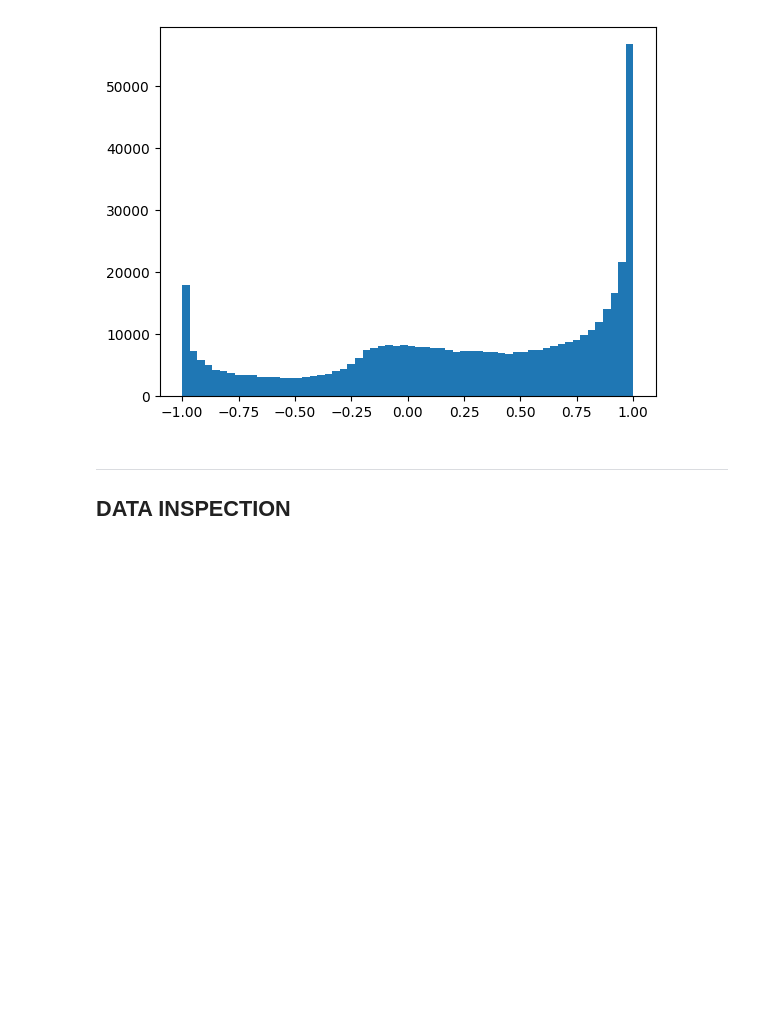
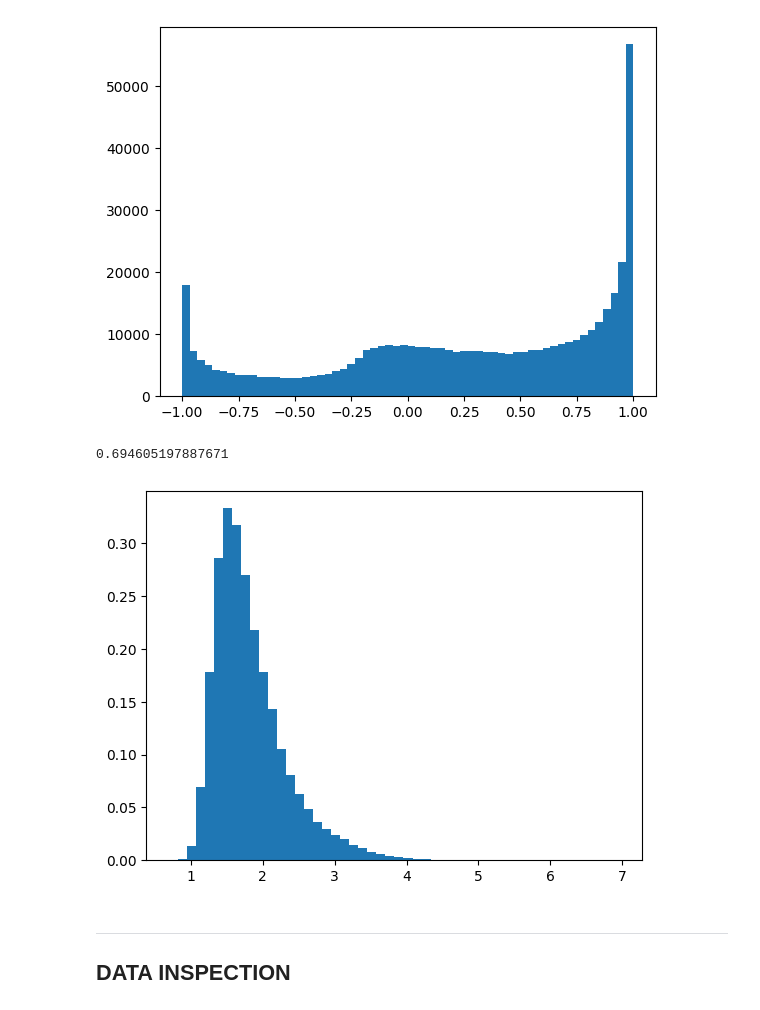
Before and after one commit to MACampana/BinnedTracks, a Jupyter notebook: NEW_BinnedAnalysis.ipynb, the cells around one changed output. Saved outputs shown, nothing was run; the diff lists cells and outputs as text; code cells hidden in the pictures; blank space fills up the shorter version.

```diff
--- a/NEW_BinnedAnalysis.ipynb
+++ b/NEW_BinnedAnalysis.ipynb
@@ -1352,6 +1363,16 @@ plt.hist(np.sin(bin_chilln.sig_evs['true_dec']), bins=60)
 plt.show()
 # %% [output]
 [figure]
+# %%
+np.min(bin_chilln.sig_evs['logQtot'])
+# %% [output]
+0.694605197887671
+# %%
+plt.hist(bin_chilln.sig_evs['logQtot'], bins=50, weights=bin_chilln.sig_relweights)
+#plt.step(np.r_[1.5, bin_chilln.logE_bins], np.sum(bin_chilln.binned_data, axis=1)/np.sum(bin_chilln.binned_data))
+plt.show()
+# %% [output]
+[figure, added]
 # %% [markdown]
 ---
 DATA INSPECTION
```
Also changed, not shown: parts of 21 cells of this notebook, 1 other file.
